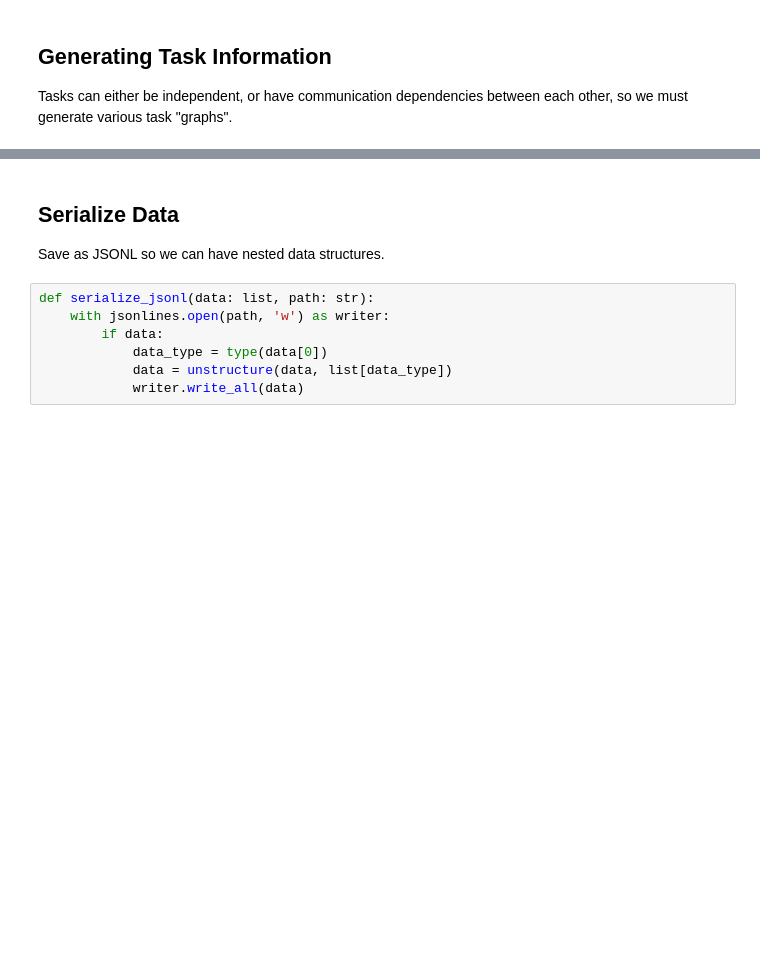
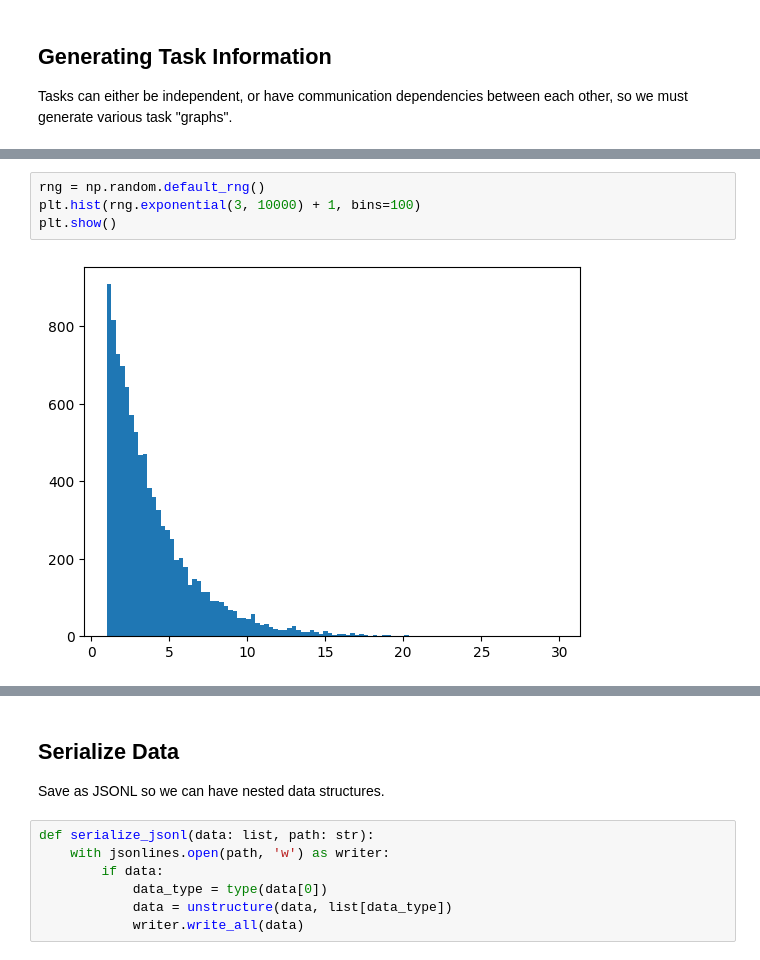
Before and after one commit to ProjectASAP/network-control-demo, a Jupyter notebook: solver_experimental/generate_topo.ipynb, the cells around one changed output, grey strips where cells are left out. Saved outputs shown, nothing was run; the diff lists cells and outputs as text; blank space fills up the shorter version.

```diff
--- a/solver_experimental/generate_topo.ipynb
+++ b/solver_experimental/generate_topo.ipynb
@@ -196,3 +196,9 @@ num_comps
+# %%
+rng = np.random.default_rng()
+plt.hist(rng.exponential(3, 10000) + 1, bins=100)
+plt.show()
+# %% [output]
+[figure, added]
 # %%
 import time
 
```
Also changed, not shown: parts of 8 cells of this notebook, 2 other files.
